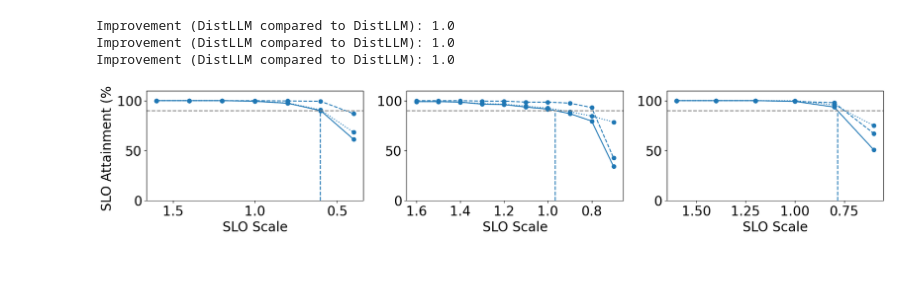
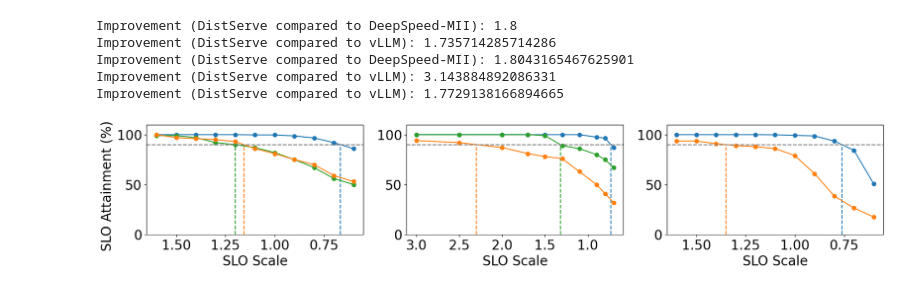
Before and after one commit to LLMServe/DistServe, a Jupyter notebook: distserve/evaluation/2-benchmark-serving/plot.ipynb, the cells around one changed output. Cells and saved outputs as stored; diff of their text form; code cells hidden in the pictures.

```diff
--- a/distserve/evaluation/2-benchmark-serving/plot.ipynb
+++ b/distserve/evaluation/2-benchmark-serving/plot.ipynb
@@ -166,11 +199,12 @@ def draw_slo_scale_plot(
     tpot_slo: float,
     scales: list[float],
     atta_target: Optional[float] = None,
-    show_ylabel: bool = False
+    show_ylabel: bool = False,
+    show_ttft_tpot_line: bool = False
 ):
     ax.set_xlabel("SLO Scale")
     if show_ylabel:
-        ax.set_ylabel("SLO Attainment (%)")
+        ax.set_ylabel("SLO Attainment (%)   ")
     scales.sort(key=lambda x: -x)
     ax.invert_xaxis()
     ax.set_ylim(0, 110)
@@ -188,8 +222,9 @@ def draw_slo_scale_plot(
             ys_ttft.append(get_attainment(results, ttft_slo*scale, None))
             ys_tpot.append(get_attainment(results, None, tpot_slo*scale))
         ax.plot(xs, ys_both, label=backend.label, color=backend.color, marker=backend.marker)
-        ax.plot(xs, ys_ttft, label=backend.label+"-TTFT", linestyle=":", color=backend.color, marker=backend.marker)
-        ax.plot(xs, ys_tpot, label=backend.label+"-TPOT", linestyle="--", color=backend.color, marker=backend.marker)
+        if show_ttft_tpot_line:
+            ax.plot(xs, ys_ttft, label=backend.label+"-TTFT", linestyle=":", color=backend.color, marker=backend.marker)
+            ax.plot(xs, ys_tpot, label=backend.label+"-TPOT", linestyle="--", color=backend.color, marker=backend.marker)
         if atta_target:
             inter_x, inter_y = find_intersection(xs, ys_both, atta_target)
             ax.vlines(x = inter_x, ymin = 0, ymax = inter_y, linestyles="--", colors=backend.color)
@@ -200,54 +235,61 @@ def draw_slo_scale_plot(
             else:
                 print(f"Improvement ({backends[0].label} compared to {backend.label}): {inter_x/first_inter_x}")
 # %%
-def plot_fig8_lower():
+def plot_fig8_lower(target_slo: float = 90):
     plt.rcParams.update({'font.size': 20})
     fig, axs = plt.subplots(1, 3, figsize=(20, 3))
     draw_slo_scale_plot(
         axs[0],
         "opt-13b-sharegpt",
         100, 1.5,
         [
             Backend("distserve", SYSNAME, "C0", 3),
-            Backend("vllm", "vLLM", "C1", 1)
+            Backend("deepspeed", "DeepSpeed-MII", "C2", 1),
+            Backend("vllm", "vLLM", "C1", 1),
         ],
         0.25,
         0.1,
-        [1.6, 1.4, 1.2, 1.0, 0.8, 0.6, 0.4],
-        90,
+        [1.6, 1.5, 1.4, 1.3, 1.2, 1.1, 1.0, 0.9, 0.8, 0.7, 0.6],
+        target_slo,
         True
     )
     draw_slo_scale_plot(
         axs[1],
         "opt-66b-sharegpt",
-        25, 0.25,
+        25, 0.75,
         [
-            # Backend("distserve", SYSNAME, "C0", 8),
-            # Backend("vllm", "vLLM", "C1", 4)
+            Backend("distserve", SYSNAME, "C0", 8),
+            Backend("deepspeed", "DeepSpeed-MII", "C2", 4),
+            Backend("vllm", "vLLM", "C1", 4),
         ],
-        0.4,
-        0.1,
-        [1.6, 1.5, 1.4, 1.3, 1.2, 1.1, 1.0, 0.9, 0.8, 0.7],
-        90
+        2.5,
+        0.15,
+        [3, 2.5, 2, 1.7, 1.5, 1.3, 1.1, 0.9, 0.8, 0.7],
+        target_slo
     )
+    axs[1].set_xticks([3, 2.5, 2, 1.5, 1])
     draw_slo_scale_plot(
         axs[2],
         "opt-175b-sharegpt",
         25, 0.125,
         [
-            # Backend("distserve", SYSNAME, "C0", 21),
-            # Backend("vllm", "vLLM", "C1", 8)
+            Backend("distserve", SYSNAME, "C0", 21),
+            # Backend("deepspeed", "DeepSpeed-MII", "C2", 8),
+            Backend("vllm", "vLLM", "C1", 8),
         ],
         4.0,
         0.2,
-        [1.6, 1.4, 1.2, 1.0, 0.8, 0.6],
-        90
+        [1.6, 1.5, 1.4, 1.3, 1.2, 1.1, 1.0, 0.9, 0.8, 0.7, 0.6],
+        target_slo
     )
 
-plot_fig8_lower()
+plot_fig8_lower(90)
+save_plot_to("chatbot-SLO-p90.pdf")
 plt.show()
 # %% [output]
-Improvement (DistLLM compared to DistLLM): 1.0
-Improvement (DistLLM compared to DistLLM): 1.0
-Improvement (DistLLM compared to DistLLM): 1.0
+Improvement (DistServe compared to DeepSpeed-MII): 1.8
+Improvement (DistServe compared to vLLM): 1.735714285714286
+Improvement (DistServe compared to DeepSpeed-MII): 1.8043165467625901
+Improvement (DistServe compared to vLLM): 3.143884892086331
+Improvement (DistServe compared to vLLM): 1.7729138166894665
-[figure, old version]
+[figure, new version]
```
Also changed, not shown: parts of 8 cells of this notebook.
